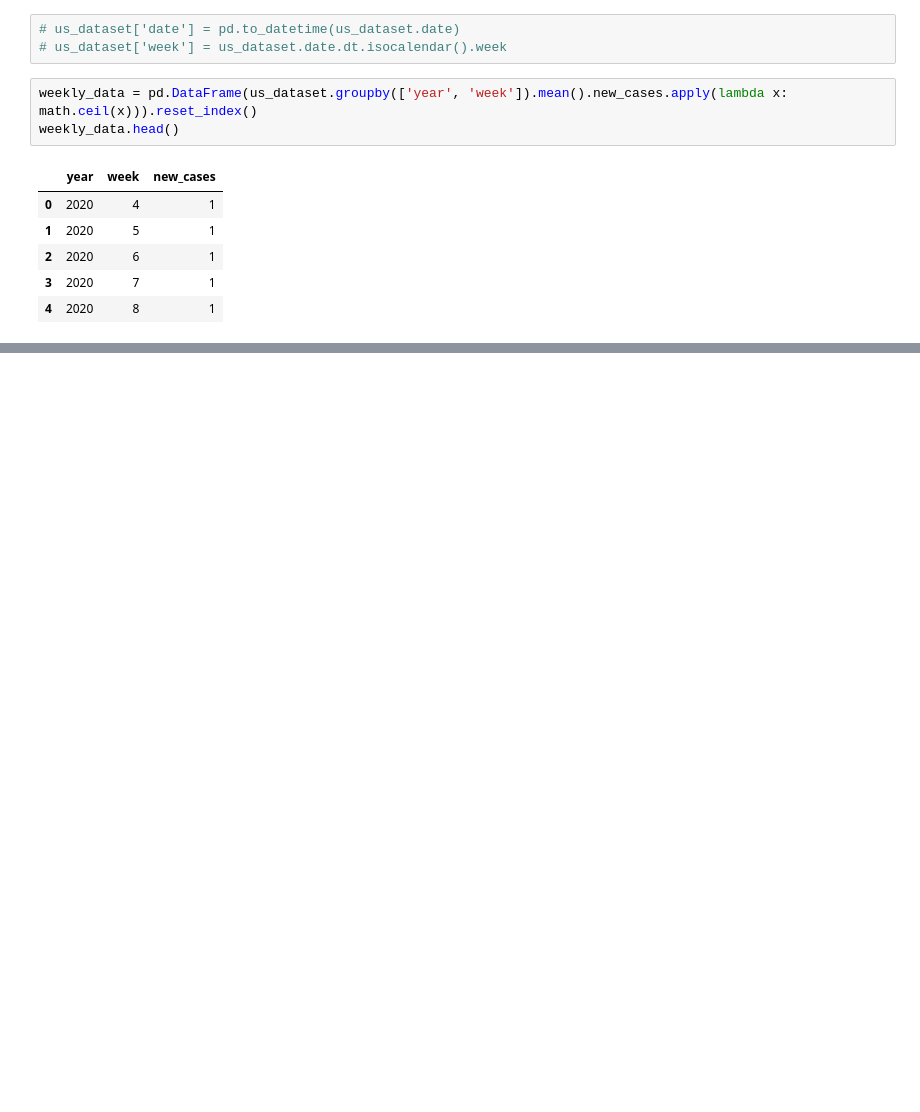
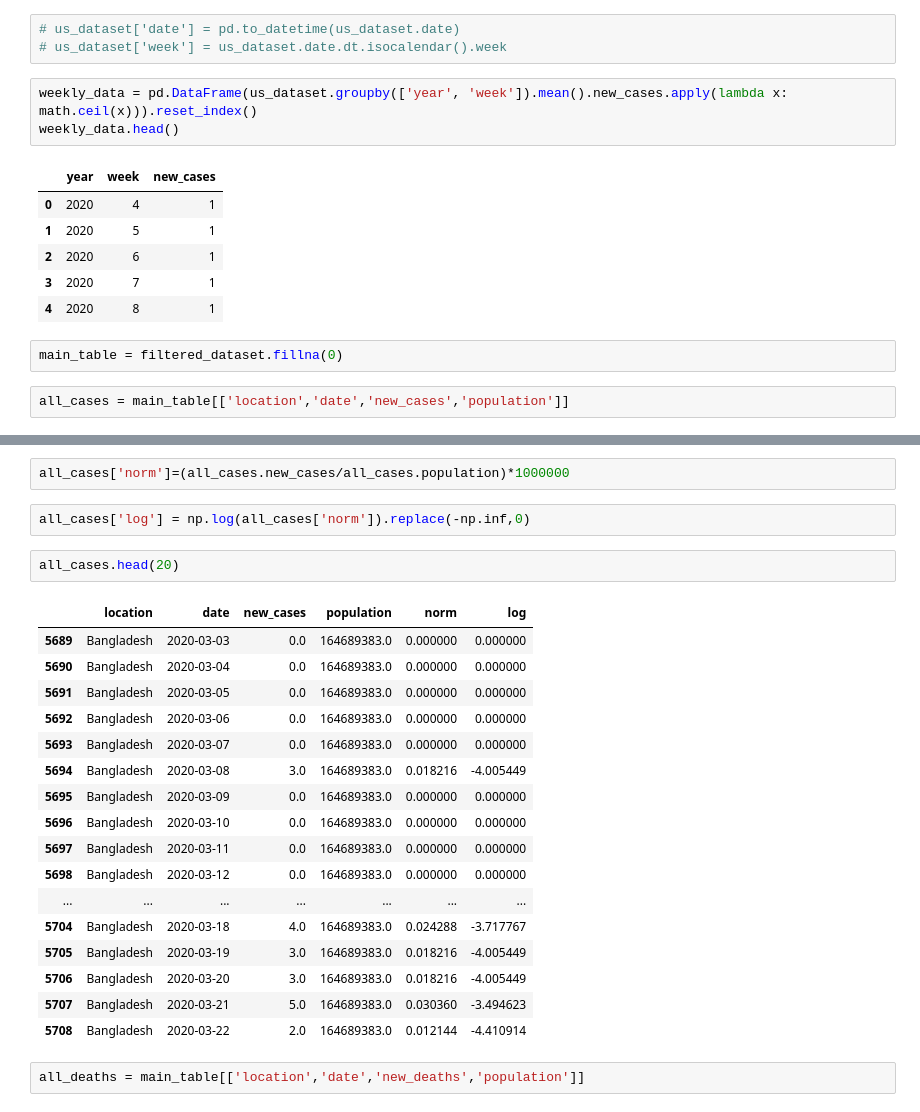
Before and after one commit to UNCG-CSE/SP-21_COVID-Team_4, a Jupyter notebook: src/team/stage_II/stage_II.ipynb, the cells around one changed output, grey strips where cells are left out. Saved outputs shown, nothing was run; the diff lists cells and outputs as text; blank space fills up the shorter version.

```diff
--- a/src/team/stage_II/stage_II.ipynb
+++ b/src/team/stage_II/stage_II.ipynb
@@ -53,3 +51,7 @@ weekly_data.head()
 | 2 | 2020 | 6 | 1 |
 | 3 | 2020 | 7 | 1 |
 | 4 | 2020 | 8 | 1 |
+# %%
+main_table = filtered_dataset.fillna(0)
+# %%
+all_cases = main_table[['location','date','new_cases','population']]
@@ -55,0 +74,26 @@ weekly_data.head()
+# %%
+all_cases['norm']=(all_cases.new_cases/all_cases.population)*1000000
+# %%
+all_cases['log'] = np.log(all_cases['norm']).replace(-np.inf,0)
+# %%
+all_cases.head(20)
+# %% [output]
+|  | location | date | new_cases | population | norm | log |
+| 5689 | Bangladesh | 2020-03-03 | 0.0 | 164689383.0 | 0.000000 | 0.000000 |
+| 5690 | Bangladesh | 2020-03-04 | 0.0 | 164689383.0 | 0.000000 | 0.000000 |
+| 5691 | Bangladesh | 2020-03-05 | 0.0 | 164689383.0 | 0.000000 | 0.000000 |
+| 5692 | Bangladesh | 2020-03-06 | 0.0 | 164689383.0 | 0.000000 | 0.000000 |
+| 5693 | Bangladesh | 2020-03-07 | 0.0 | 164689383.0 | 0.000000 | 0.000000 |
+| 5694 | Bangladesh | 2020-03-08 | 3.0 | 164689383.0 | 0.018216 | -4.005449 |
+| 5695 | Bangladesh | 2020-03-09 | 0.0 | 164689383.0 | 0.000000 | 0.000000 |
+| 5696 | Bangladesh | 2020-03-10 | 0.0 | 164689383.0 | 0.000000 | 0.000000 |
+| 5697 | Bangladesh | 2020-03-11 | 0.0 | 164689383.0 | 0.000000 | 0.000000 |
+| 5698 | Bangladesh | 2020-03-12 | 0.0 | 164689383.0 | 0.000000 | 0.000000 |
+| ... | ... | ... | ... | ... | ... | ... |
+| 5704 | Bangladesh | 2020-03-18 | 4.0 | 164689383.0 | 0.024288 | -3.717767 |
+| 5705 | Bangladesh | 2020-03-19 | 3.0 | 164689383.0 | 0.018216 | -4.005449 |
+| 5706 | Bangladesh | 2020-03-20 | 3.0 | 164689383.0 | 0.018216 | -4.005449 |
+| 5707 | Bangladesh | 2020-03-21 | 5.0 | 164689383.0 | 0.030360 | -3.494623 |
+| 5708 | Bangladesh | 2020-03-22 | 2.0 | 164689383.0 | 0.012144 | -4.410914 |
+# %%
+all_deaths = main_table[['location','date','new_deaths','population']]
```
Also changed, not shown: parts of 10 cells of this notebook.
